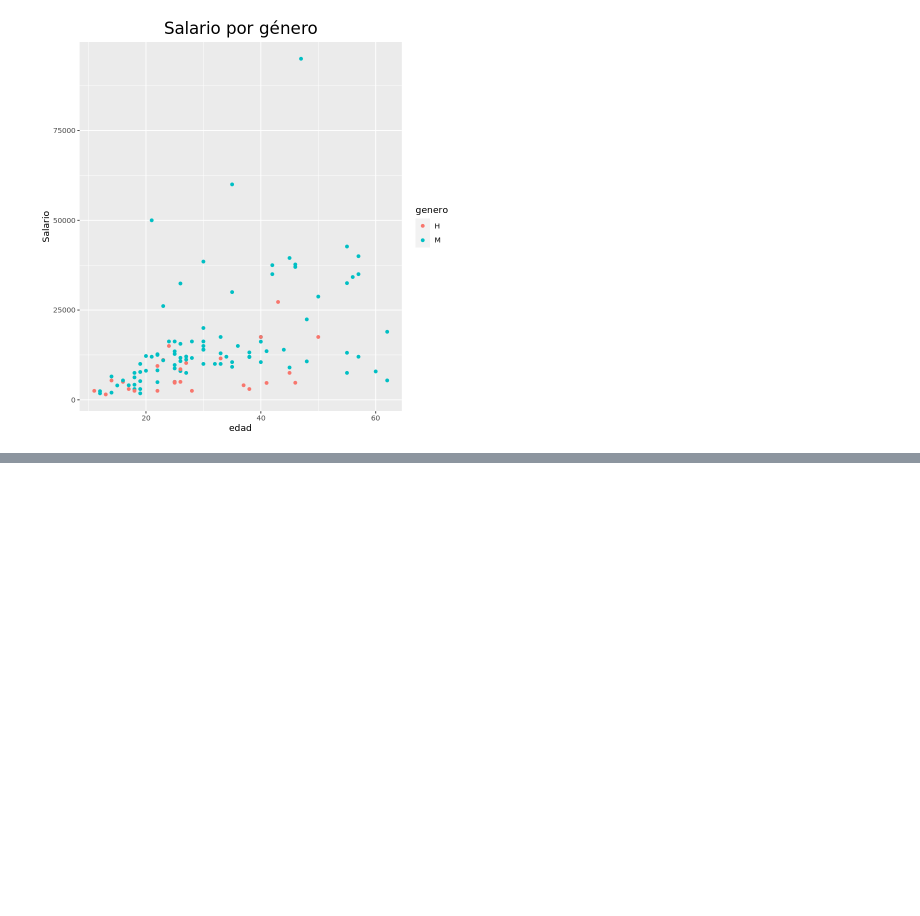
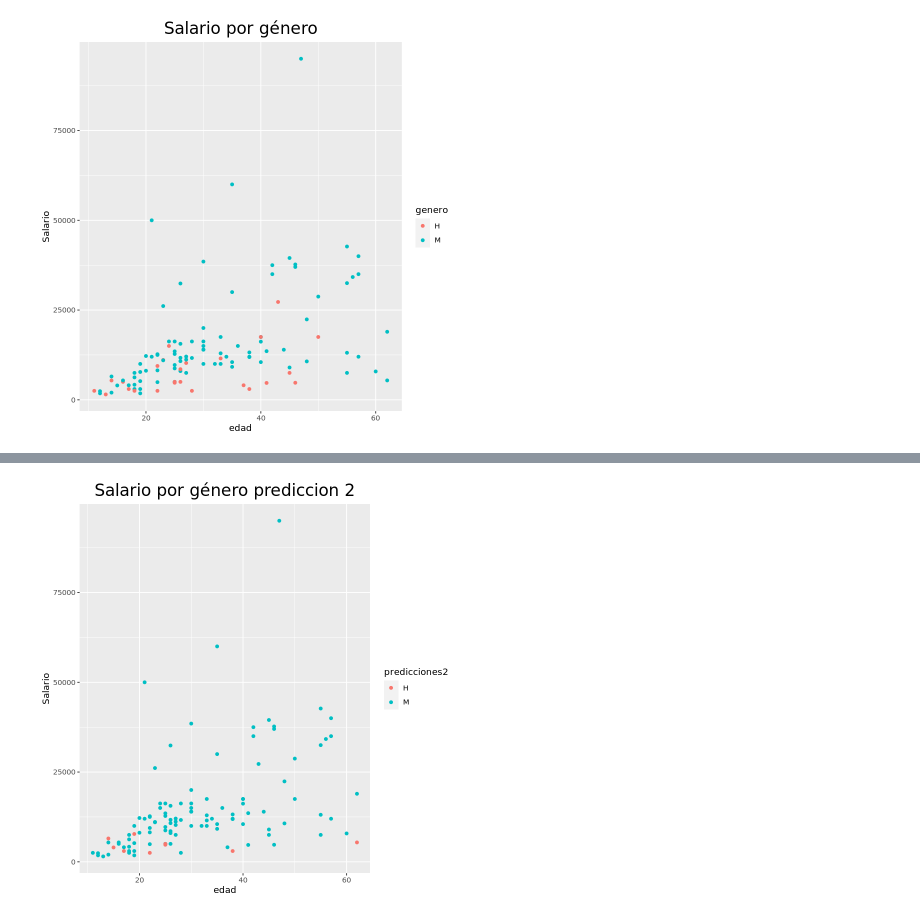
Before and after one commit to prope-2021-gh-classroom/practica-final-verano-2021-Juanes8, a Jupyter notebook: practica_final_equipo_5.ipynb, the cells around one changed output, grey strips where cells are left out. Cells and saved outputs as stored; diff of their text form; code cells hidden in the pictures; blank space fills up the shorter version.

```diff
--- a/practica_final_equipo_5.ipynb
+++ b/practica_final_equipo_5.ipynb
@@ -77,0 +157,11 @@ ggtitle ('Salario por género') + theme(plot.title =element_text (size=20, hjust
+# %%
+predicciones2 <- data.frame(predict.glm(logit2, datos, type='response'))
+# %%
+predicciones2 <- ifelse(predicciones2 > 0.5, 'H', 'M')
+# %%
+datos <-datos %>% mutate(Predicion_modelo2=predicciones2)
+# %%
+informacion + geom_point(datos, mapping = aes (x=edad, y=Salario, color=predicciones2)) +
+ggtitle ('Salario por género prediccion 2') + theme(plot.title =element_text (size=20, hjust=0.5))
+# %% [output]
+[figure, added]
```
Also changed, not shown: parts of 21 cells of this notebook.
